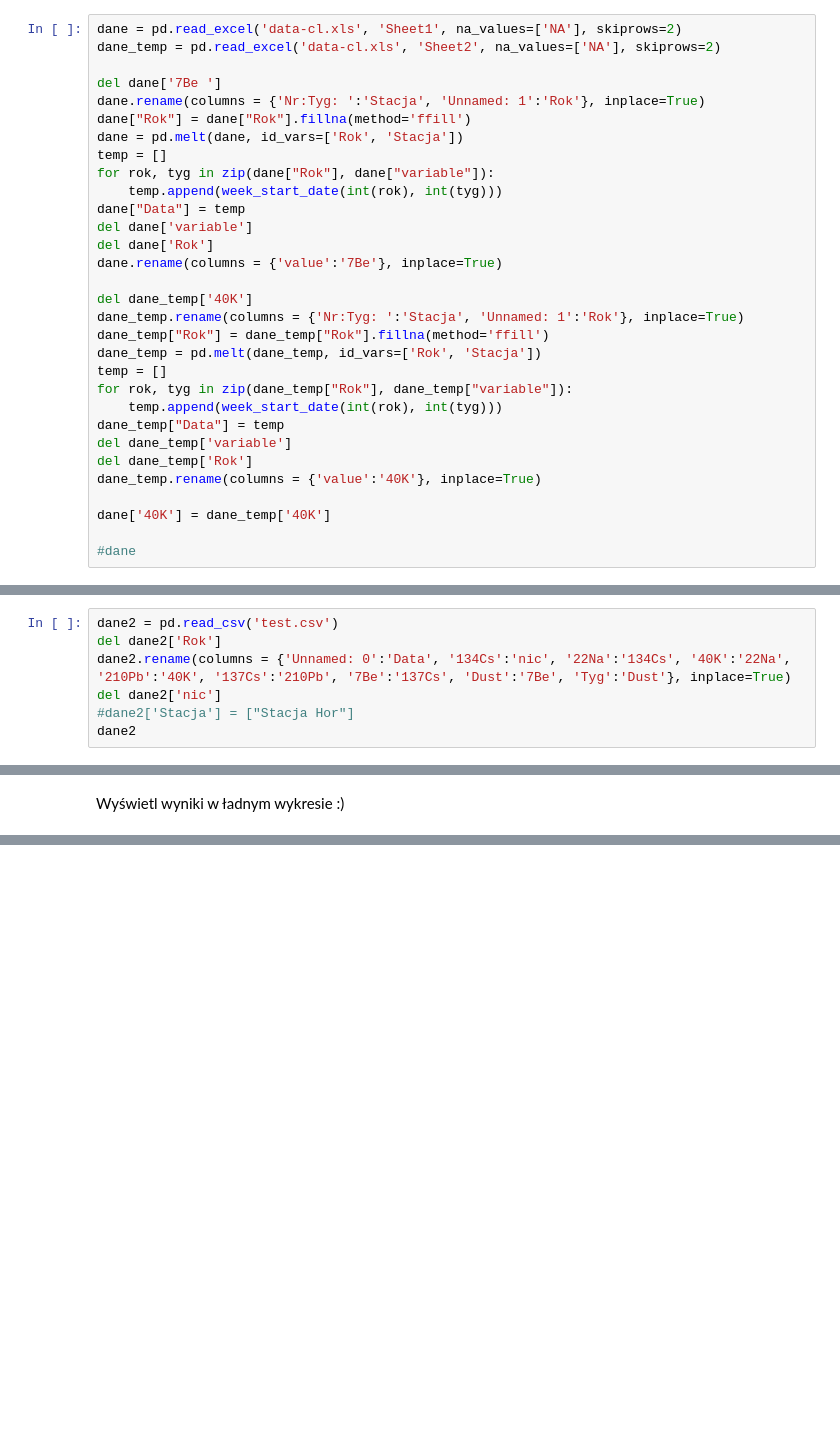
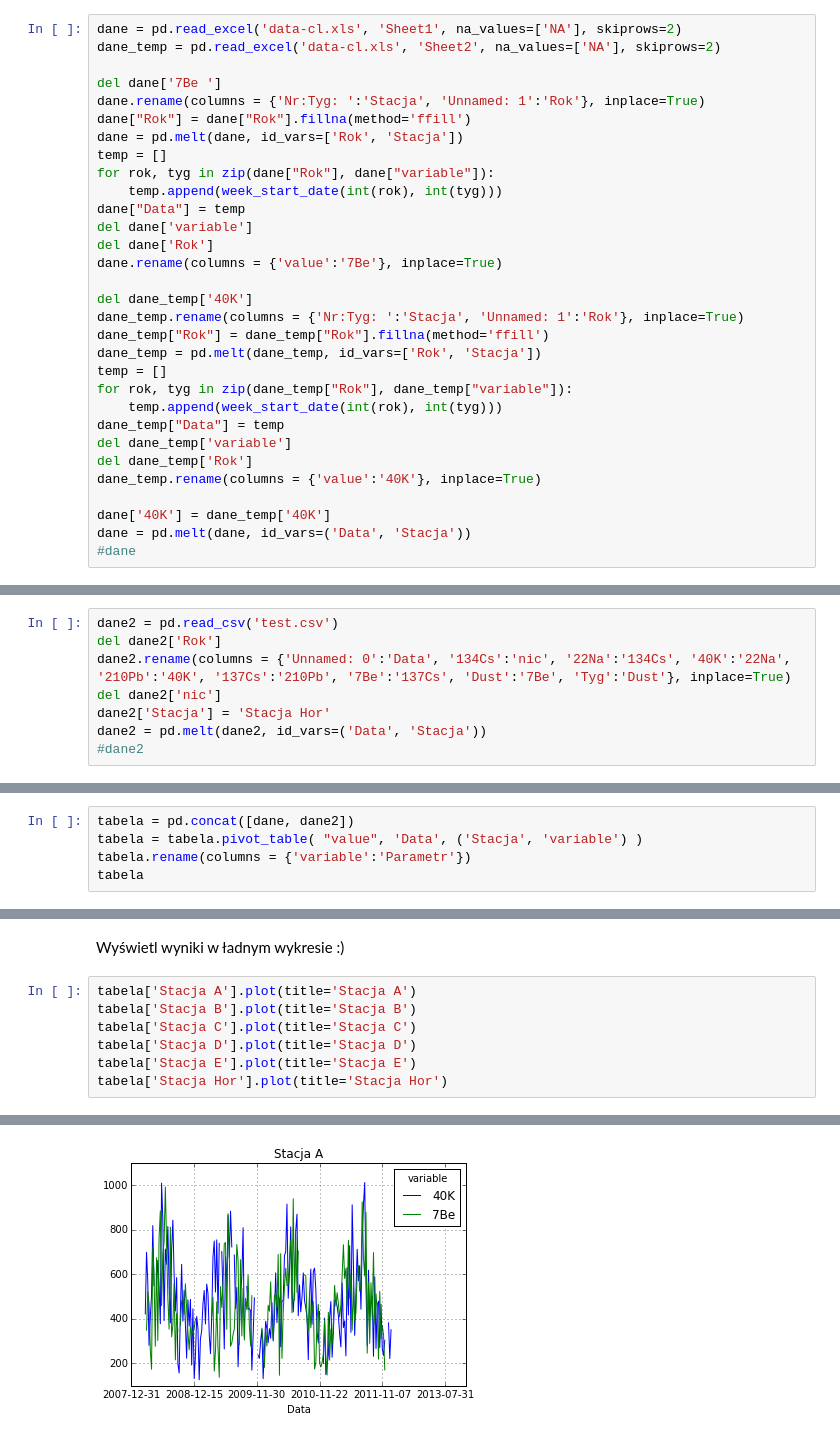
Before and after one commit to kostek-ketsok/pwzn, a Jupyter notebook: tasks/zaj6/zad2.ipynb, the cells around one changed output, grey strips where cells are left out. Saved outputs shown, nothing was run; the diff lists cells and outputs as text; blank space fills up the shorter version.

```diff
--- a/tasks/zaj6/zad2.ipynb
+++ b/tasks/zaj6/zad2.ipynb
@@ -69,7 +69,7 @@ del dane_temp['Rok']
 dane_temp.rename(columns = {'value':'40K'}, inplace=True)
 
 dane['40K'] = dane_temp['40K']
-
+dane = pd.melt(dane, id_vars=('Data', 'Stacja'))
 #dane
 # %% [markdown]
 ### Pobranie danych z drugiego skoroszytu
@@ -84,5 +84,6 @@ dane2 = pd.read_csv('test.csv')
 del dane2['Rok']
 dane2.rename(columns = {'Unnamed: 0':'Data', '134Cs':'nic', '22Na':'134Cs', '40K':'22Na', '210Pb':'40K', '137Cs':'210Pb', '7Be':'137Cs', 'Dust':'7Be', 'Tyg':'Dust'}, inplace=True)
 del dane2['nic']
-#dane2['Stacja'] = ["Stacja Hor"]
-dane2
+dane2['Stacja'] = 'Stacja Hor'
+dane2 = pd.melt(dane2, id_vars=('Data', 'Stacja'))
+#dane2
@@ -111,3 +94,8 @@ Teraz skonstruuj tabelkę zawierającą takie kolumny:
 
 * Data
 * Dla każdej kombinacji Stacji i parametru kolumnę z poziomem zanieczyszczenia
+# %%
+tabela = pd.concat([dane, dane2])
+tabela = tabela.pivot_table( "value", 'Data', ('Stacja', 'variable') )
+tabela.rename(columns = {'variable':'Parametr'})
+tabela
@@ -115,3 +124,11 @@ Teraz skonstruuj tabelkę zawierającą takie kolumny:
 ### Wyniki
 # %% [markdown]
 Wyświetl wyniki w ładnym wykresie :)
+# %%
+tabela['Stacja A'].plot(title='Stacja A')
+tabela['Stacja B'].plot(title='Stacja B')
+tabela['Stacja C'].plot(title='Stacja C')
+tabela['Stacja D'].plot(title='Stacja D')
+tabela['Stacja E'].plot(title='Stacja E')
+tabela['Stacja Hor'].plot(title='Stacja Hor')
+# %% [output]
@@ -117,0 +136 @@ Wyświetl wyniki w ładnym wykresie :)
+[figure, added]
```
Also changed, not shown: parts of 4 cells of this notebook.
